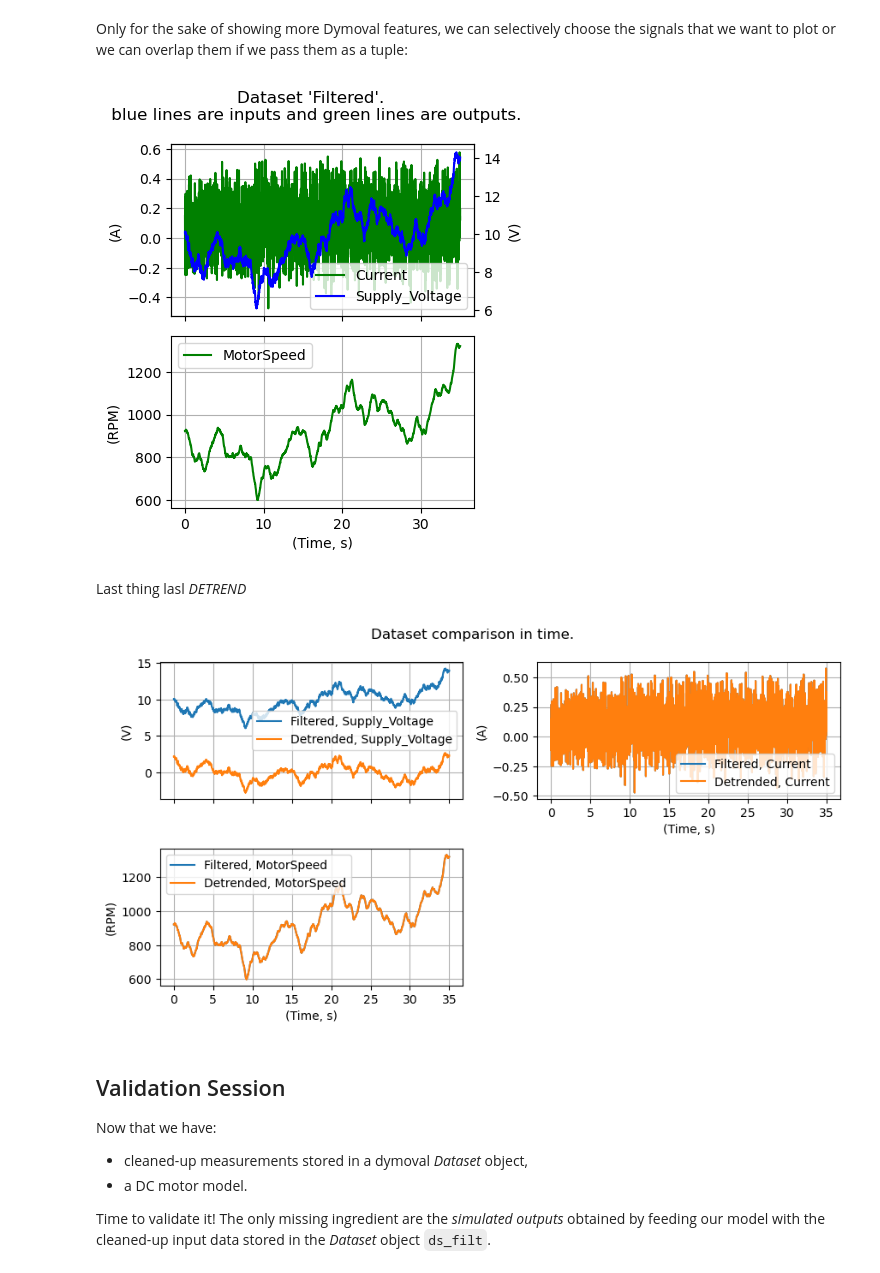
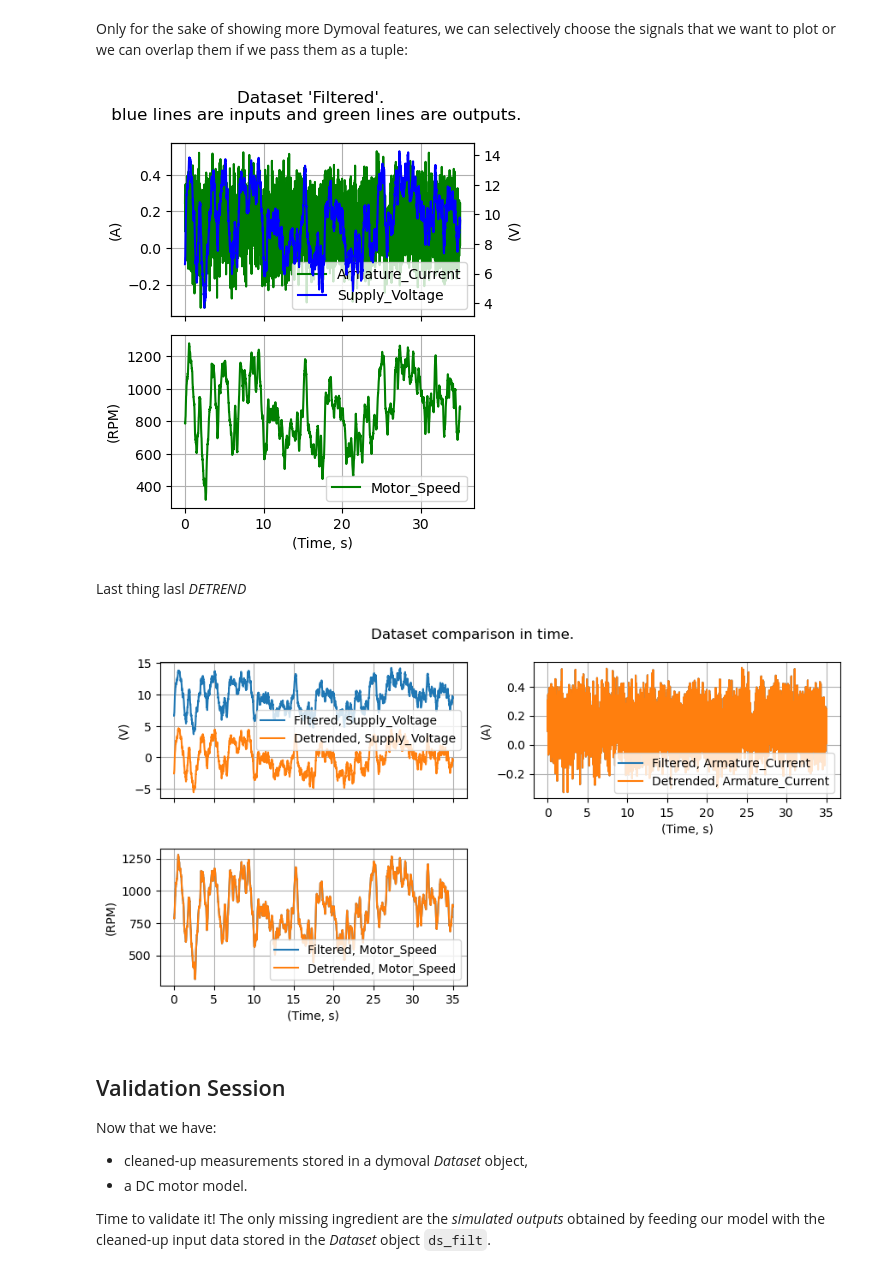
Before and after one commit to ubaldot/dymoval, a Jupyter notebook: src/dymoval_tutorial/dymoval_tutorial.ipynb, the cells around one changed output. Cells and saved outputs as stored; diff of their text form; code cells hidden in the pictures.

```diff
--- a/src/dymoval_tutorial/dymoval_tutorial.ipynb
+++ b/src/dymoval_tutorial/dymoval_tutorial.ipynb
@@ -46,6 +46,6 @@ Let's read the log data stored in the `hdf5` file. All the logs that we are inte
 Feel free to explore the hdf5 file at your convenience.
 We use the `h5py` package to read it, but feel free to explore any other package that can read HDF5 files.
 # %%
-logs = h5py.File('./DCMotorLogs.h5', 'r')
+logs = h5py.File('./signals.h5', 'r')
 logs["signals"].keys()
 # %% [output]
@@ -54,20 +54,20 @@ logs["signals"].keys()
 We extract the logged signals as it follows (see *h5py* docs for more info):
 # %%
 V = logs["signals/V"] # Measured supply voltage (input)
-ia = logs["signals/ia"] # Measured current (output)
-dot_theta = logs["signals/dot_theta"] # Measured motor rotational speed (output)
+Ia = logs["signals/Ia"] # Measured current (output)
+motor_speed = logs["signals/motor_speed"] # Measured motor rotational speed (output)
 # %% [markdown]
 To begin with, we map the measured valued into *dymoval* `Signals`.
 Dymoval's `Signals` are  Python `dict` (in reality they are `Typeddict`) with keys `name`, `samples`, `signal_unit`, `sampling_period` and `time_unit` which are  quantities that typically chracterize a physical signal.
 # %%
 signal_list = []
-for val in [V,ia, dot_theta]:
+for val in [V,Ia, motor_speed]:
     temp:dmv.Signal={
-        "name" : val.attrs["name"].decode('utf-8'),
+        "name" : val.attrs["name"],
         "samples" : val[:],
-        "signal_unit" : val.attrs["unit"].decode('utf-8'),
-        "sampling_period" : val.attrs["period"][0],
-        "time_unit" : val.attrs["sampling_unit"].decode('utf-8'),
+        "signal_unit" : val.attrs["unit"],
+        "sampling_period" : val.attrs["period"],
+        "time_unit" : val.attrs["sampling_unit"],
     }
     signal_list.append(deepcopy(temp))
 # %% [markdown]
@@ -134,8 +134,8 @@ The signals bandwidth of two over three signals is in contained very a narrow ra
 
 To avoid losing transient information, we stay a bit larger than $1\, Hz$. We choose a cutoff frequency $f_c = 5\, Hz$.
 # %%
-cutoff = 5  # [Hz]
-ds_filt = ds.low_pass_filter(('Supply_Voltage', cutoff),('MotorSpeed', cutoff))
+cutoff = 10  # [Hz]
+ds_filt = ds.low_pass_filter(('Supply_Voltage', cutoff),('Motor_Speed', cutoff))
 ds_filt.name = "Filtered"
 _= ds_filt.plot()
 # %% [output]
@@ -159,18 +159,18 @@ The coverage is pretty much the same, which means that we managed to remove nois
 # %% [markdown]
 Only for the sake of showing more Dymoval features, we can selectively choose the signals that we want to plot or we can overlap them if we pass them as a tuple:
 # %%
-_= ds_filt.plot(("Current", "Supply_Voltage"),"MotorSpeed")
+_= ds_filt.plot(("Armature_Current", "Supply_Voltage"),"Motor_Speed")
 # %% [output]
-[figure, old version]
+[figure, new version]
 # %% [markdown]
 Last thing lasl *DETREND*
 # %%
-ds_detrend = ds_filt.remove_means("Supply_Voltage").detrend("Supply_Voltage")
-ds_detrend.name = "Detrended"
+#ds_detrend = ds_filt.remove_means("Supply_Voltage").detrend("Supply_Voltage")
+#ds_detrend.name = "Detrended"
 #_= ds_detrend.plot(("Current", "Supply_Voltage"),"MotorSpeed")
-_=dmv.compare_datasets(ds_filt, ds_detrend)
+#_=dmv.compare_datasets(ds_filt, ds_detrend)
 # %% [output]
-[figure, old version]
+[figure, new version]
 # %% [markdown]
 ## Validation Session
 
```
Also changed, not shown: parts of 20 cells of this notebook, 4 other files.
